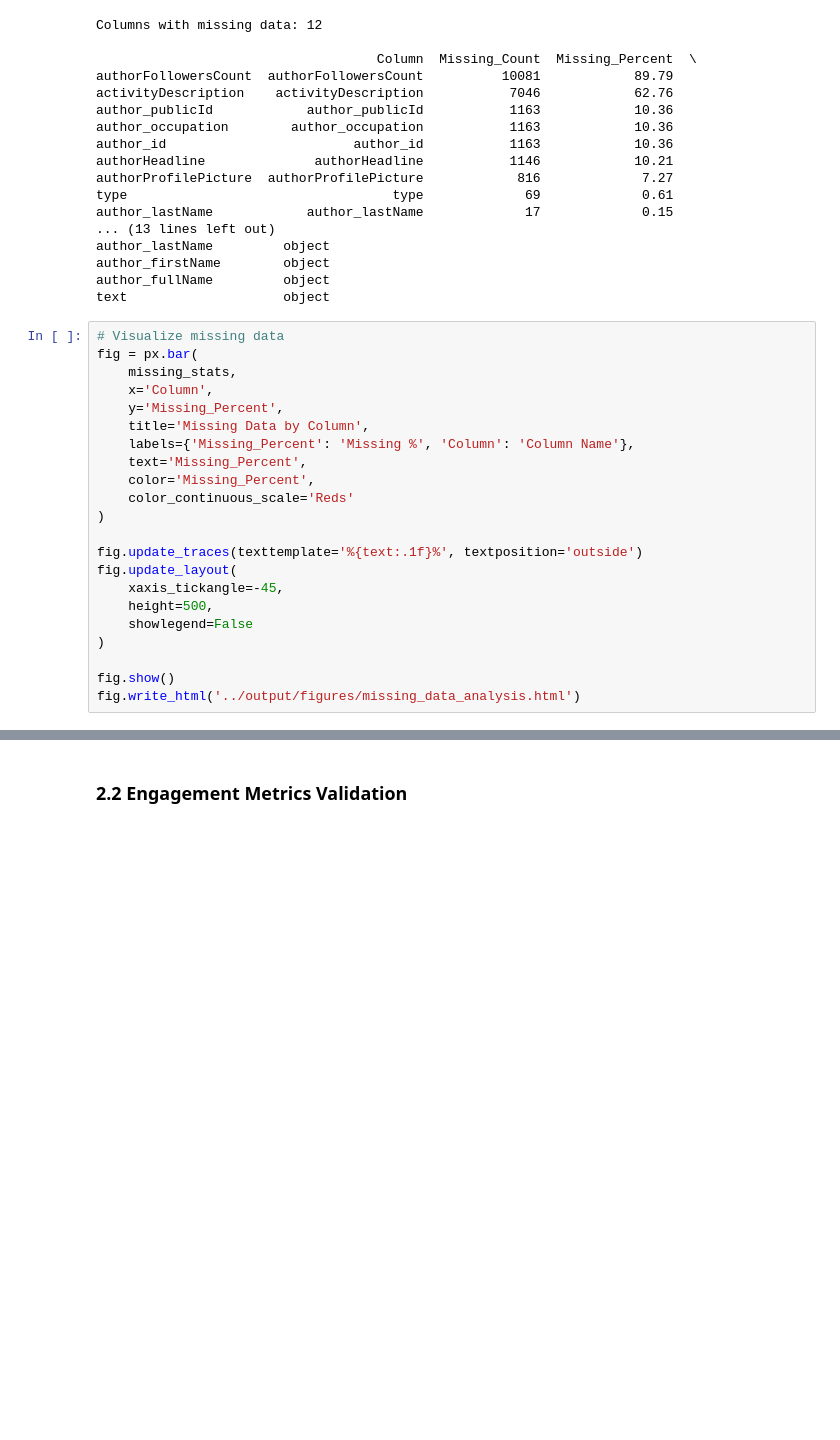
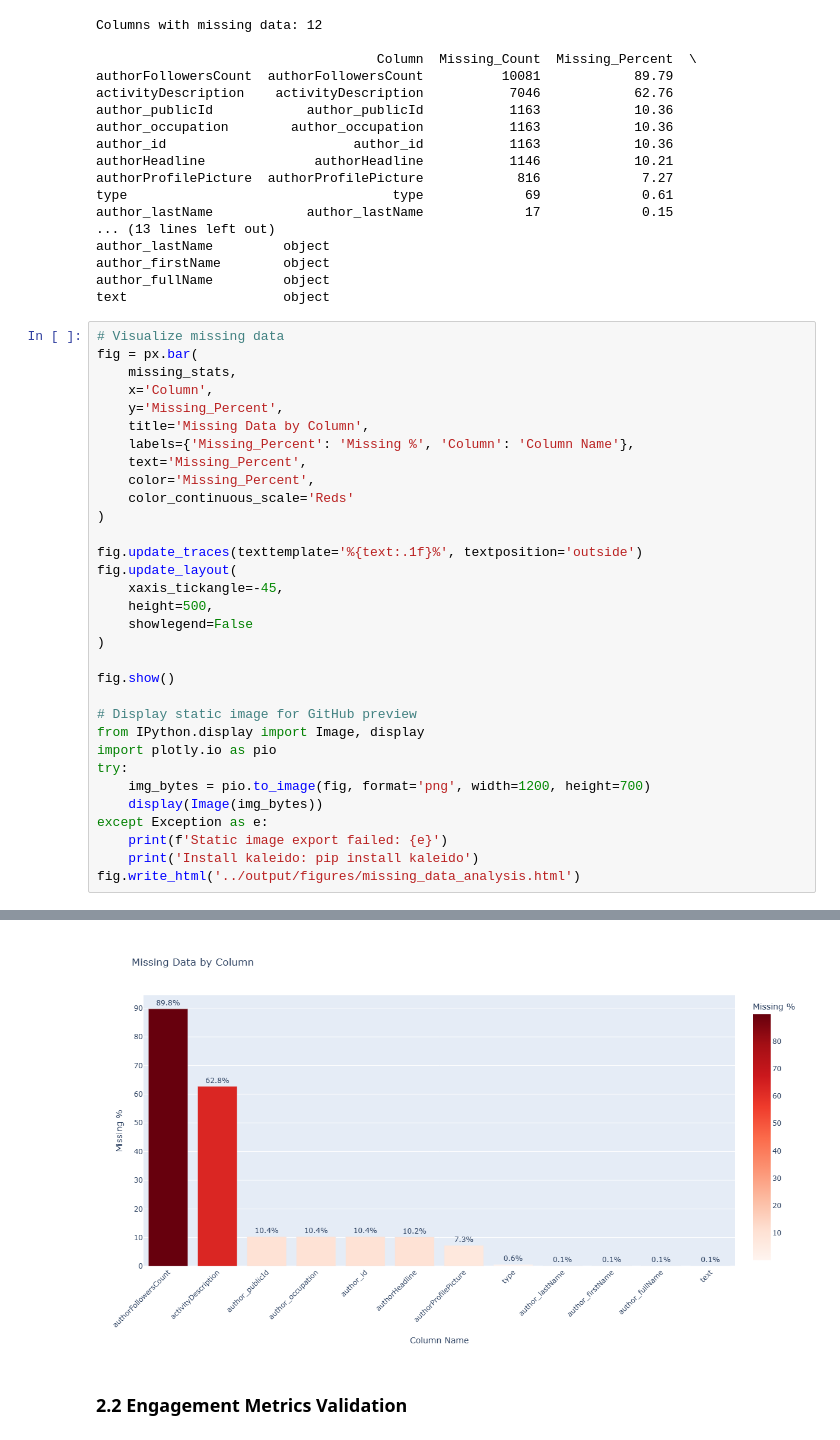
Before and after one commit to youngjoongkim/blazel-task, a Jupyter notebook: notebooks/01_data_cleaning.ipynb, the cells around one changed output, grey strips where cells are left out. Saved outputs shown, nothing was run; the diff lists cells and outputs as text; blank space fills up the shorter version.

Commit message:
Add static images for notebooks 01-04.

```diff
--- a/notebooks/01_data_cleaning.ipynb
+++ b/notebooks/01_data_cleaning.ipynb
@@ -142,4 +142,15 @@ fig.update_layout(
 )
 
 fig.show()
+
+# Display static image for GitHub preview
+from IPython.display import Image, display
+import plotly.io as pio
+try:
+    img_bytes = pio.to_image(fig, format='png', width=1200, height=700)
+    display(Image(img_bytes))
+except Exception as e:
+    print(f'Static image export failed: {e}')
+    print('Install kaleido: pip install kaleido')
 fig.write_html('../output/figures/missing_data_analysis.html')
+# %% [output]
@@ -146,3 +174,4 @@ fig.write_html('../output/figures/missing_data_analysis.html')
+[figure, added]
 # %% [markdown]
 ### 2.2 Engagement Metrics Validation
 # %%
```
Also changed, not shown: parts of 3 cells of this notebook, 42 other files.
